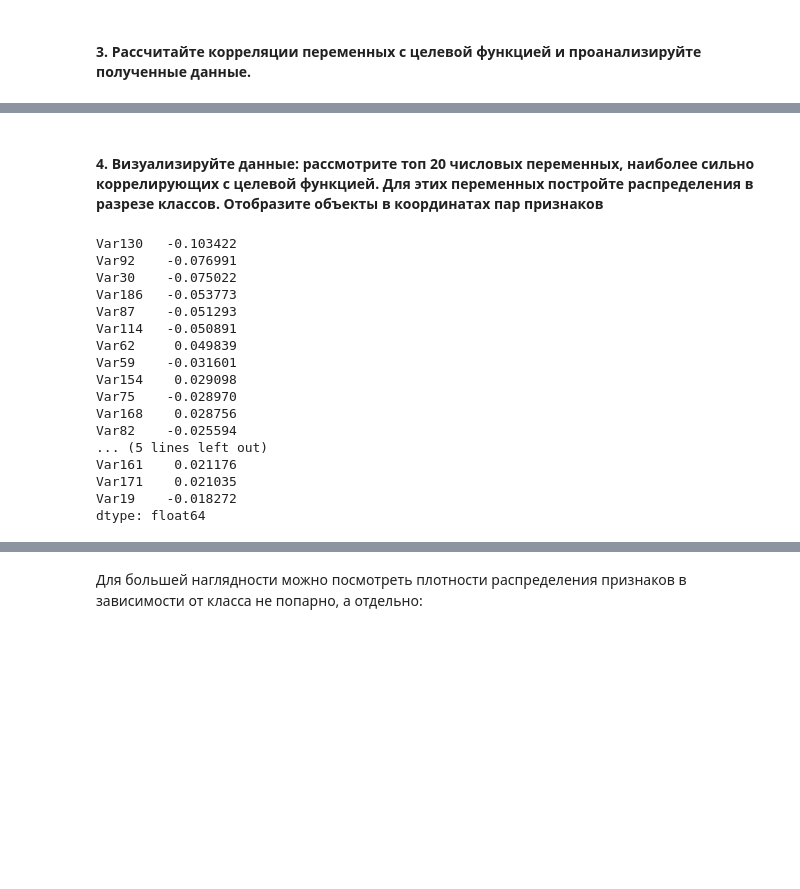
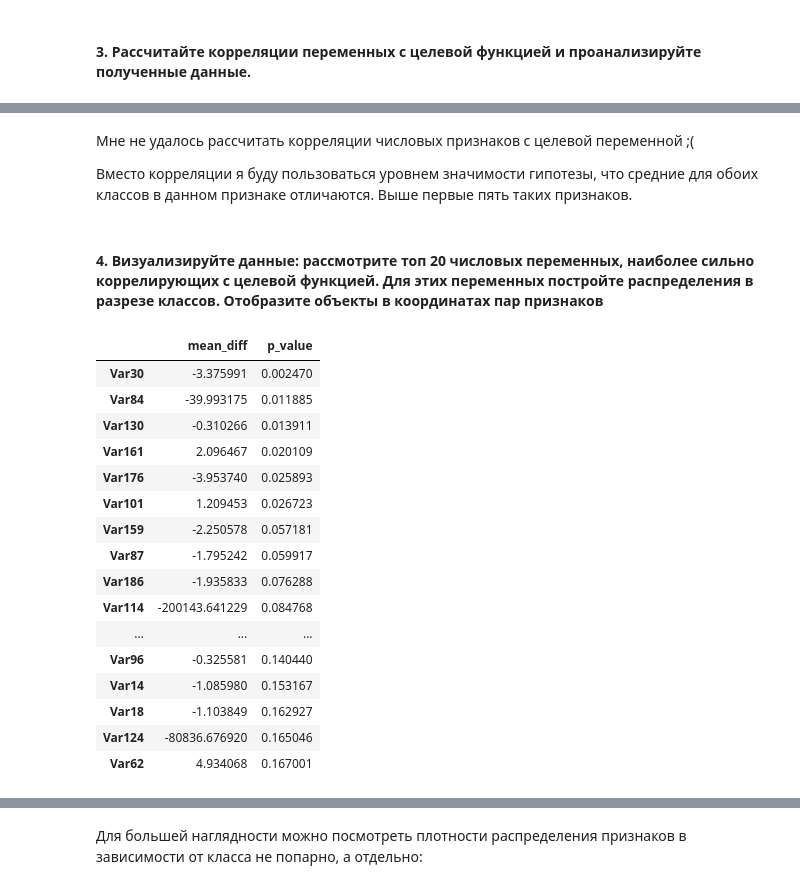
Before and after one commit to yurkai/churn, a Jupyter notebook: week01.ipynb, the cells around one changed output, grey strips where cells are left out. Cells and saved outputs as stored; diff of their text form; code cells hidden in the pictures; blank space fills up the shorter version.

```diff
--- a/week01.ipynb
+++ b/week01.ipynb
@@ -73,29 +79,32 @@ dtype: float64
+# %% [markdown]
+Мне не удалось рассчитать корреляции числовых признаков с целевой переменной ;(
+
+Вместо корреляции
+я буду пользоваться уровнем значимости гипотезы, что средние для обоих классов в данном признаке отличаются. Выше первые пять таких признаков.
 # %% [markdown]
 #### 4. Визуализируйте данные: рассмотрите топ 20 числовых переменных, наиболее сильно коррелирующих с целевой функцией. Для этих переменных постройте распределения в разрезе классов. Отобразите объекты в координатах пар признаков
-# %%
-# выберем те признаки, у которым абсолютное значение разности матожиданий наибольшие
-top20_num = abs(cor_numeric).sort_values(ascending=False, na_position='last')[:20].index.tolist()
-print cor_numeric.loc[top20_num]
-
-data['label'] = labels.label # я не уверен, потребуется ли эта колонка потом, поэтому будет удалена
-# %% [output]
-Var130   -0.103422
-Var92    -0.076991
-Var30    -0.075022
-Var186   -0.053773
-Var87    -0.051293
-Var114   -0.050891
-Var62     0.049839
-Var59    -0.031601
-Var154    0.029098
-Var75    -0.028970
-Var168    0.028756
-Var82    -0.025594
-... (5 lines left out)
-Var161    0.021176
-Var171    0.021035
-Var19    -0.018272
-dtype: float64
+# %%
+# выберем 20 признаков с наименьшими уровнями значимости
+top20_num = mns_and_ps.index[:20].tolist()
+mns_and_ps[:20]
+# %% [output]
+|  | mean_diff | p_value |
+| Var30 | -3.375991 | 0.002470 |
+| Var84 | -39.993175 | 0.011885 |
+| Var130 | -0.310266 | 0.013911 |
+| Var161 | 2.096467 | 0.020109 |
+| Var176 | -3.953740 | 0.025893 |
+| Var101 | 1.209453 | 0.026723 |
+| Var159 | -2.250578 | 0.057181 |
+| Var87 | -1.795242 | 0.059917 |
+| Var186 | -1.935833 | 0.076288 |
+| Var114 | -200143.641229 | 0.084768 |
+| ... | ... | ... |
+| Var96 | -0.325581 | 0.140440 |
+| Var14 | -1.085980 | 0.153167 |
+| Var18 | -1.103849 | 0.162927 |
+| Var124 | -80836.676920 | 0.165046 |
+| Var62 | 4.934068 | 0.167001 |
 # %%
 sns.pairplot(data[top20_num + ['label']], hue="label", diag_kind="kde")
 plt.show()
```
Also changed, not shown: parts of 24 cells of this notebook.
